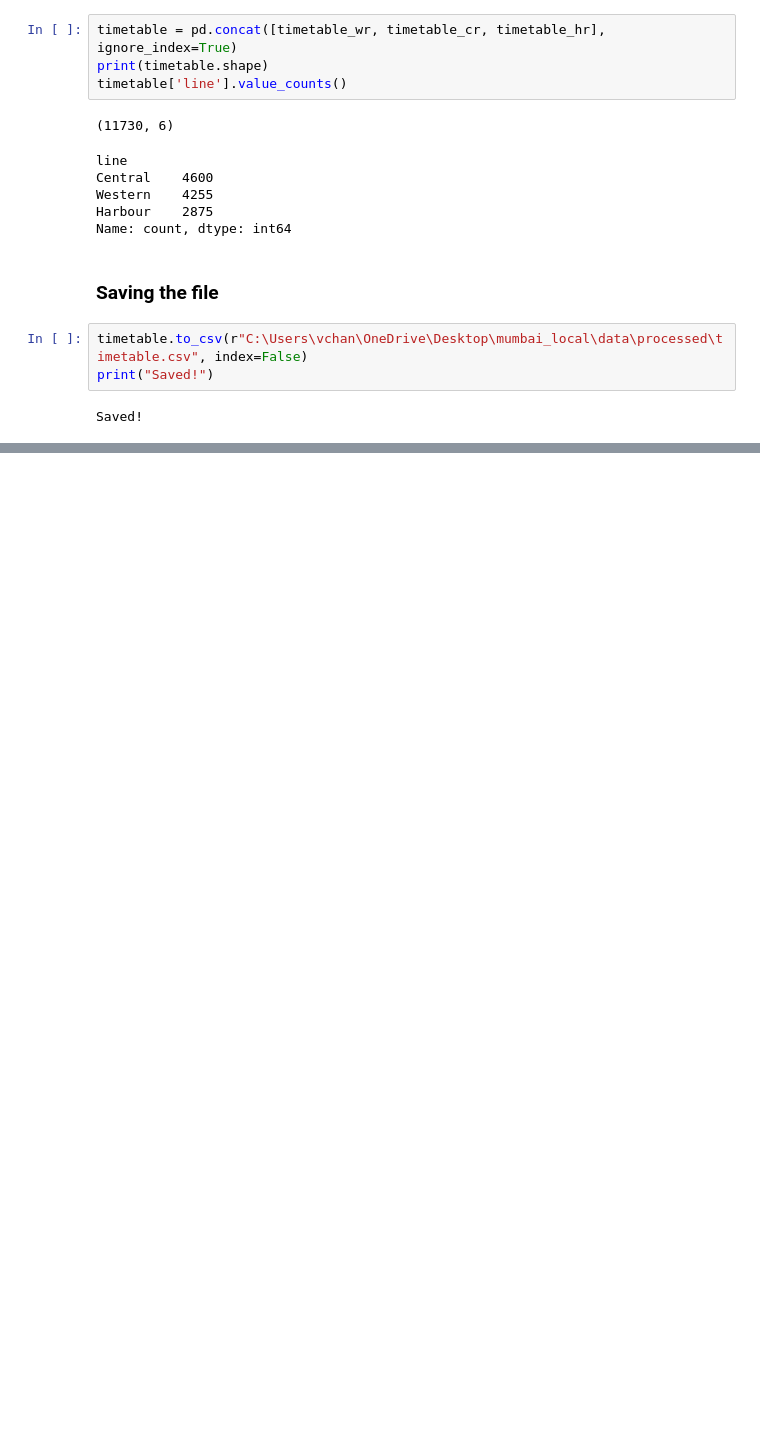
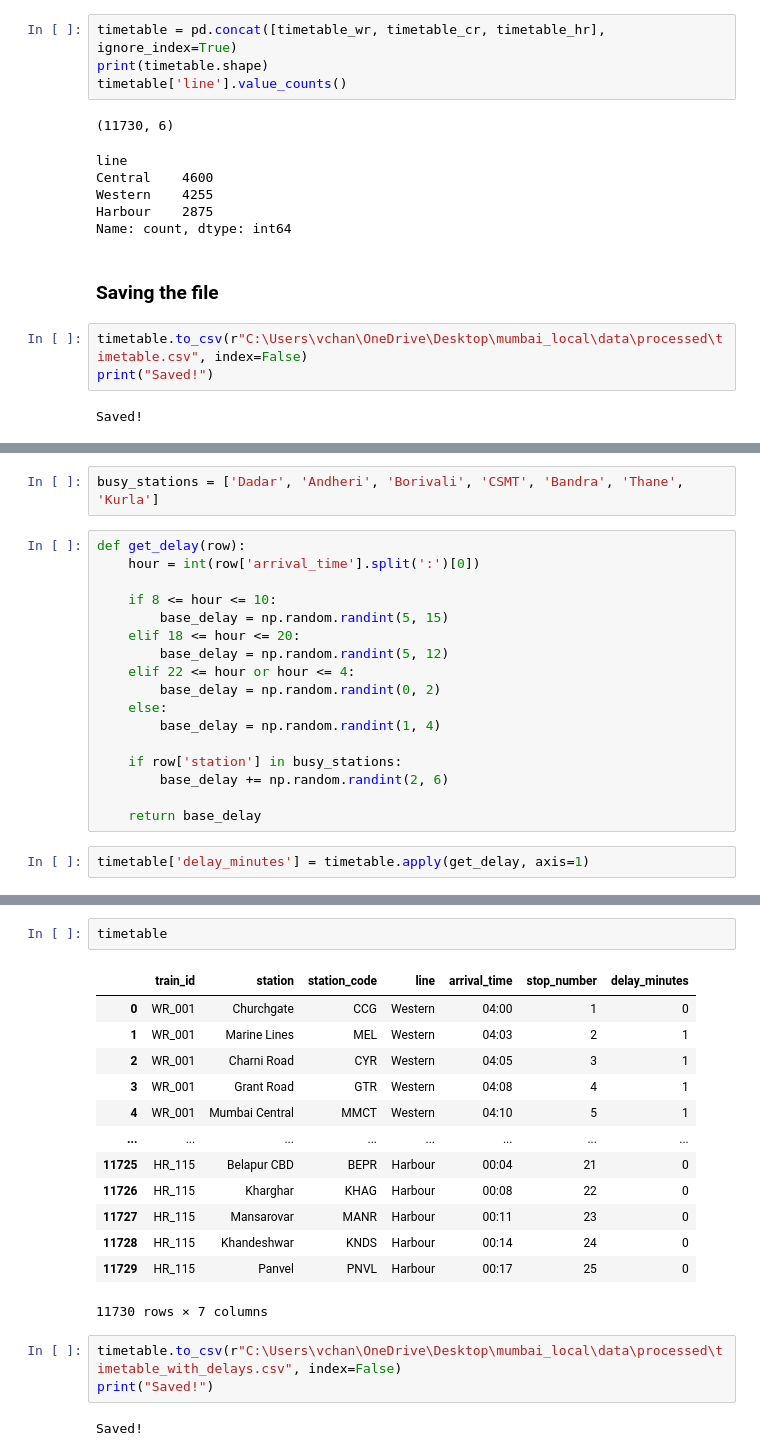
Before and after one commit to Vansh7206/mumbai-local-intelligence, a Jupyter notebook: notebooks/03_synthetic_timetable.ipynb.ipynb, the cells around one changed output, grey strips where cells are left out. Cells and saved outputs as stored; diff of their text form; blank space fills up the shorter version.

Commit message:
new ipynb  with delays

```diff
--- a/notebooks/03_synthetic_timetable.ipynb.ipynb
+++ b/notebooks/03_synthetic_timetable.ipynb.ipynb
@@ -255,0 +267,21 @@ Saved!
+# %%
+busy_stations = ['Dadar', 'Andheri', 'Borivali', 'CSMT', 'Bandra', 'Thane', 'Kurla']
+# %%
+def get_delay(row):
+    hour = int(row['arrival_time'].split(':')[0])
+
+    if 8 <= hour <= 10:
+        base_delay = np.random.randint(5, 15)
+    elif 18 <= hour <= 20:
+        base_delay = np.random.randint(5, 12)
+    elif 22 <= hour or hour <= 4:
+        base_delay = np.random.randint(0, 2)
+    else:
+        base_delay = np.random.randint(1, 4)
+
+    if row['station'] in busy_stations:
+        base_delay += np.random.randint(2, 6)
+
+    return base_delay
+# %%
+timetable['delay_minutes'] = timetable.apply(get_delay, axis=1)
@@ -255,0 +300,21 @@ Saved!
+# %%
+timetable
+# %% [output]
+|  | train_id | station | station_code | line | arrival_time | stop_number | delay_minutes |
+| 0 | WR_001 | Churchgate | CCG | Western | 04:00 | 1 | 0 |
+| 1 | WR_001 | Marine Lines | MEL | Western | 04:03 | 2 | 1 |
+| 2 | WR_001 | Charni Road | CYR | Western | 04:05 | 3 | 1 |
+| 3 | WR_001 | Grant Road | GTR | Western | 04:08 | 4 | 1 |
+| 4 | WR_001 | Mumbai Central | MMCT | Western | 04:10 | 5 | 1 |
+| ... | ... | ... | ... | ... | ... | ... | ... |
+| 11725 | HR_115 | Belapur CBD | BEPR | Harbour | 00:04 | 21 | 0 |
+| 11726 | HR_115 | Kharghar | KHAG | Harbour | 00:08 | 22 | 0 |
+| 11727 | HR_115 | Mansarovar | MANR | Harbour | 00:11 | 23 | 0 |
+| 11728 | HR_115 | Khandeshwar | KNDS | Harbour | 00:14 | 24 | 0 |
+| 11729 | HR_115 | Panvel | PNVL | Harbour | 00:17 | 25 | 0 |
+11730 rows × 7 columns
+# %%
+timetable.to_csv(r"C:\Users\vchan\OneDrive\Desktop\mumbai_local\data\processed\timetable_with_delays.csv", index=False)
+print("Saved!")
+# %% [output]
+Saved!
```
Also changed, not shown: parts of 4 cells of this notebook.
